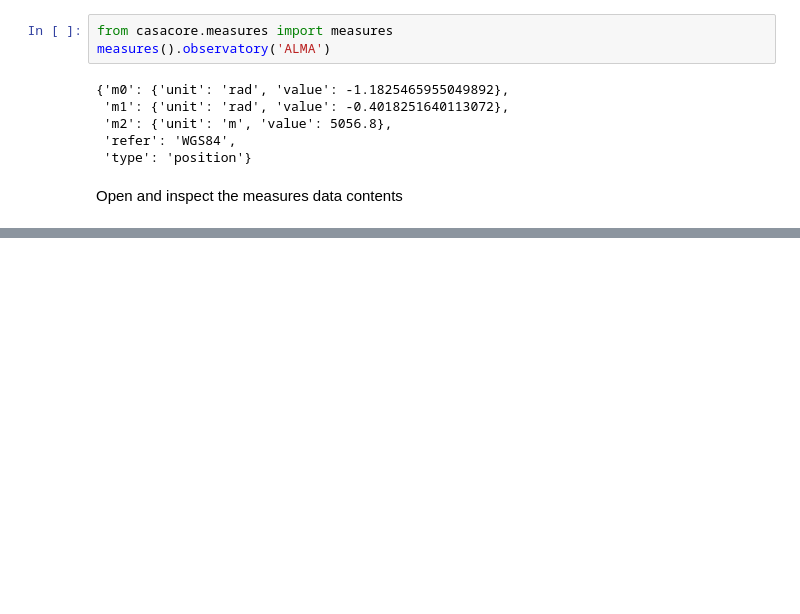
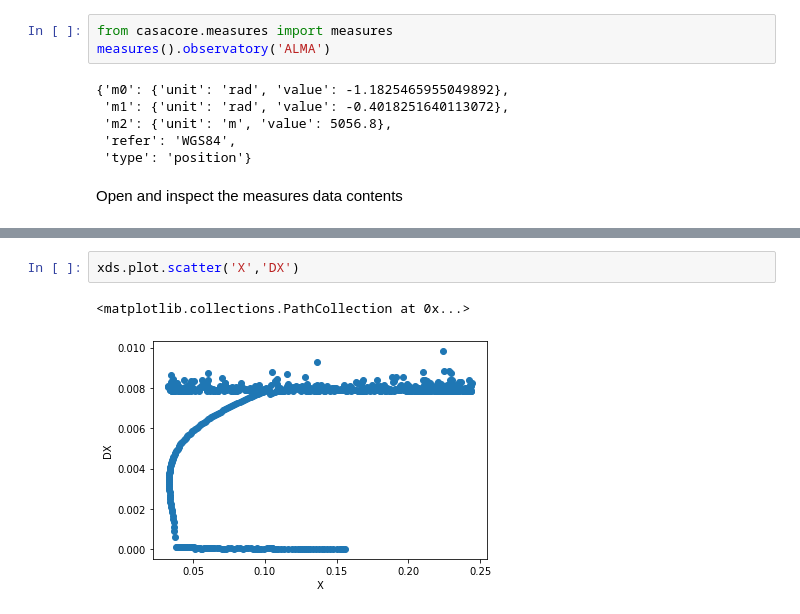
Before and after one commit to casangi/casaconfig, a Jupyter notebook: docs/notebooks/casadata_overview.ipynb, the cells around one changed output, grey strips where cells are left out. Saved outputs shown, nothing was run; the diff lists cells and outputs as text; blank space fills up the shorter version.

```diff
--- a/docs/notebooks/casadata_overview.ipynb
+++ b/docs/notebooks/casadata_overview.ipynb
@@ -49,0 +78,5 @@ Open and inspect the measures data contents
+# %%
+xds.plot.scatter('X','DX')
+# %% [output]
+<matplotlib.collections.PathCollection at 0x...>
+[figure, added]
```
Also changed, not shown: parts of 10 cells of this notebook.
